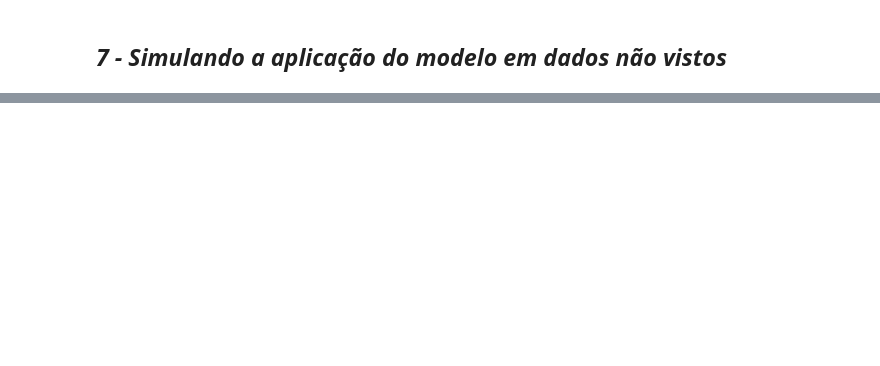
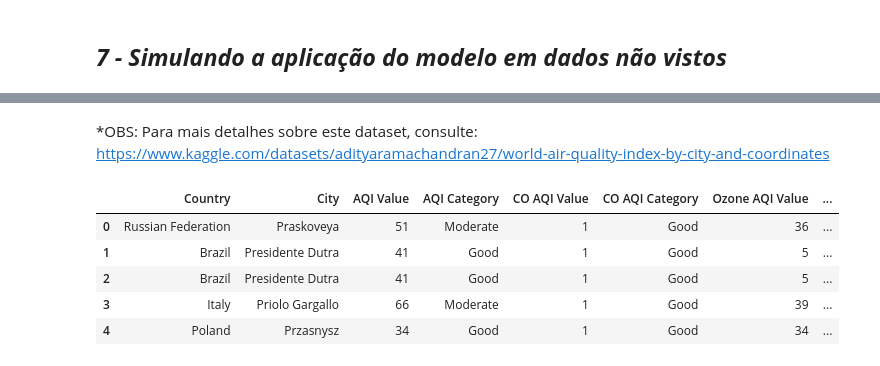
Before and after one commit to Luciahelenasantos/PUC-SPRINT-II, a Jupyter notebook: MVP_SPRINT_II.ipynb, the cells around one changed output, grey strips where cells are left out. Saved outputs shown, nothing was run; the diff lists cells and outputs as text; code cells hidden in the pictures; blank space fills up the shorter version.

```diff
--- a/MVP_SPRINT_II.ipynb
+++ b/MVP_SPRINT_II.ipynb
@@ -1037,0 +1024,20 @@ print(rescaledEntradaX)
+# %% [markdown]
+*OBS: Para mais detalhes sobre este dataset, consulte:
+https://www.kaggle.com/datasets/adityaramachandran27/world-air-quality-index-by-city-and-coordinates
+# %%
+# Importando o arquivo em formato csv hospedado na plataforma GitHub
+
+dados_vazios = [ " " ]
+
+QualidadeARValida = pd.read_csv("https://raw.githubusercontent.com/Luciahelenasantos/PUC-SPRINT-II/main/dados_parteA/AQI%20and%20Lat%20Long%20of%20Countries.csv", sep=';', na_values = dados_vazios)
+# %%
+# Verificando os dados contidos na base
+
+QualidadeARValida.head()
+# %% [output]
+|  | Country | City | AQI Value | AQI Category | CO AQI Value | CO AQI Category | Ozone AQI Value | ... |
+| 0 | Russian Federation | Praskoveya | 51 | Moderate | 1 | Good | 36 | ... |
+| 1 | Brazil | Presidente Dutra | 41 | Good | 1 | Good | 5 | ... |
+| 2 | Brazil | Presidente Dutra | 41 | Good | 1 | Good | 5 | ... |
+| 3 | Italy | Priolo Gargallo | 66 | Moderate | 1 | Good | 39 | ... |
+| 4 | Poland | Przasnysz | 34 | Good | 1 | Good | 34 | ... |
```
Also changed, not shown: parts of 32 cells of this notebook.
